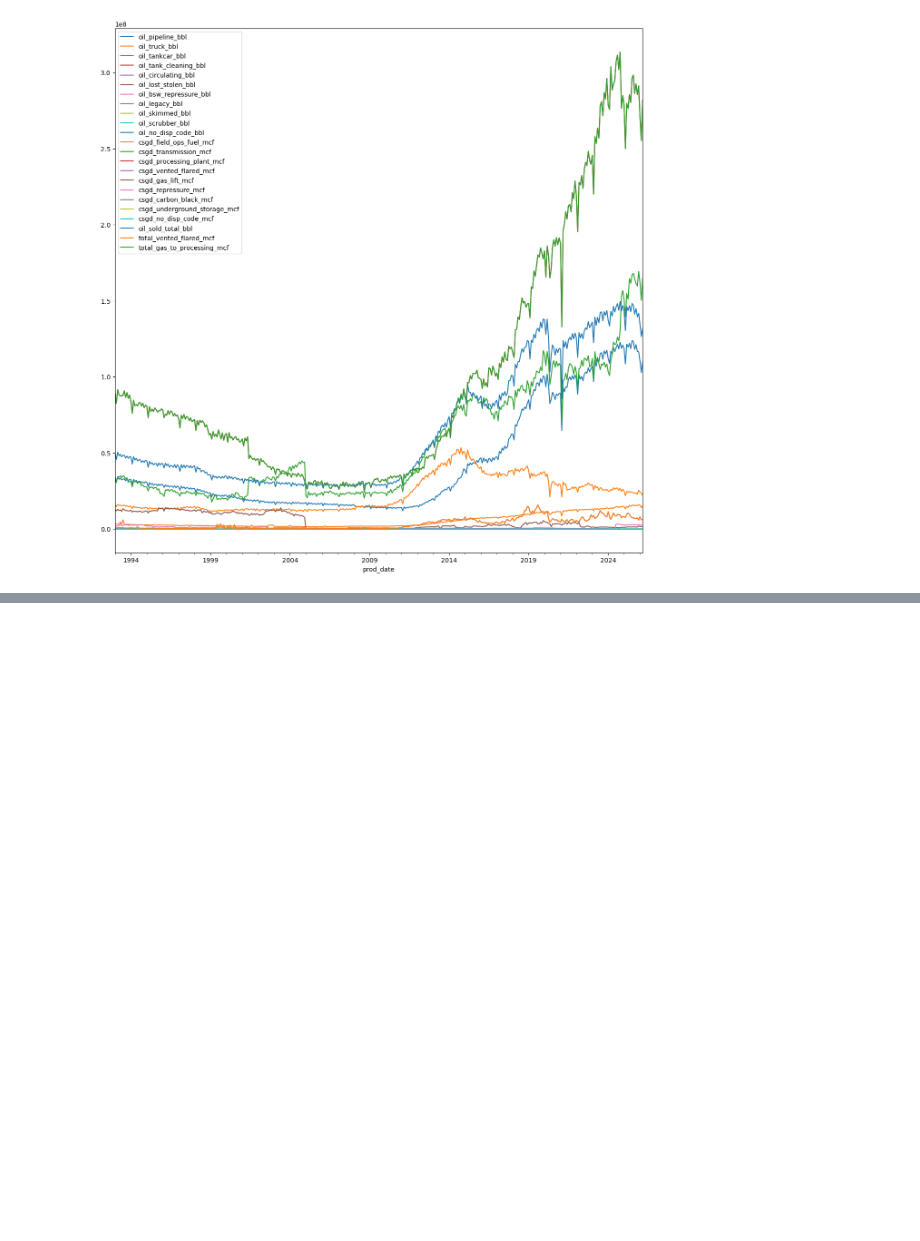
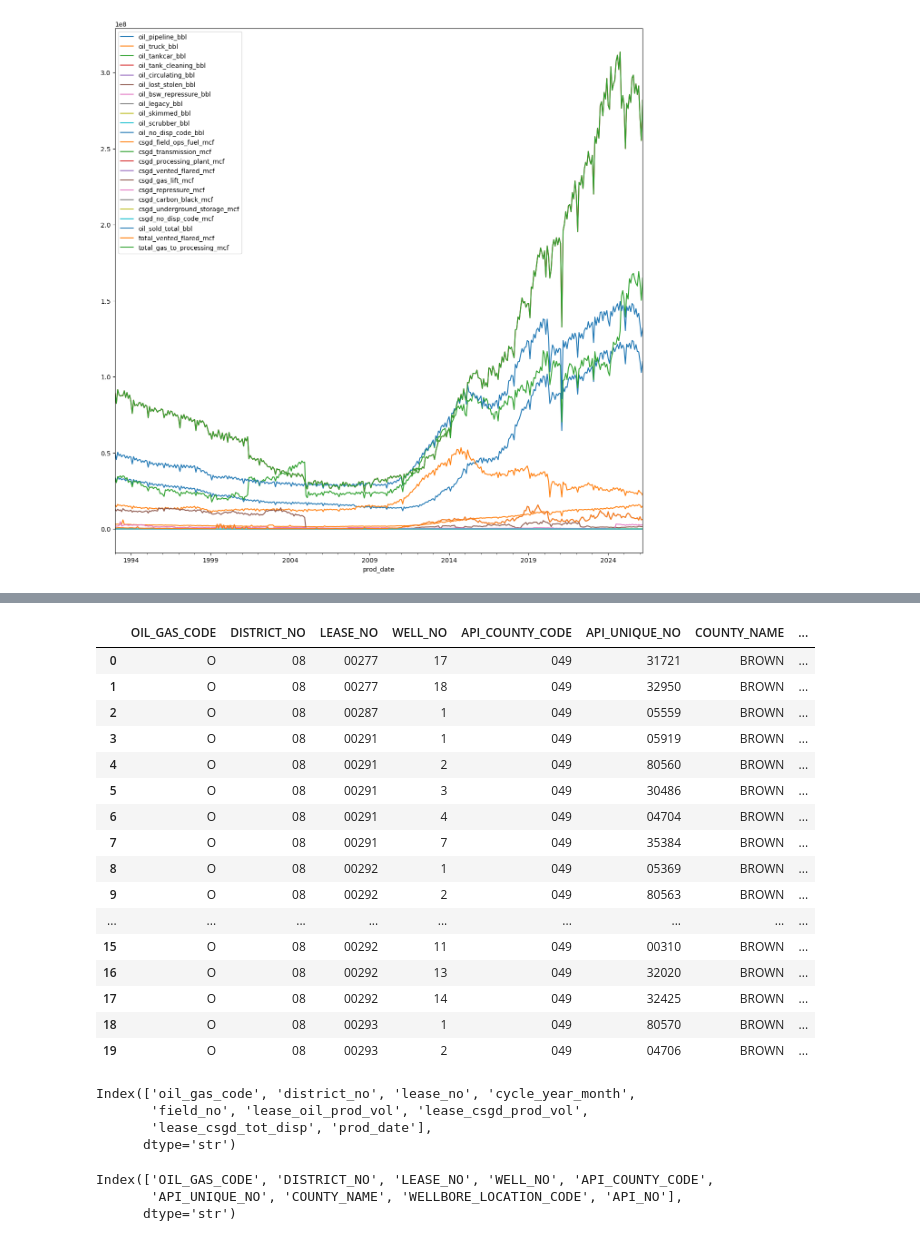
Before and after one commit to Erdos-Projects/summer26-permian-flaring, a Jupyter notebook: src/data/texas/texas_oil_test_1.ipynb, the cells around one changed output, grey strips where cells are left out. Drawn from its saved outputs; the diff is of its cells as text; code cells hidden in the pictures; blank space fills up the shorter version.

Commit message:
added texas coordinates

```diff
--- a/src/data/texas/texas_oil_test_1.ipynb
+++ b/src/data/texas/texas_oil_test_1.ipynb
@@ -244,0 +261,4 @@ plt.show()
+# %%
+# Peek at the first 5 lines to see the format
+df_well = pd.read_parquet("../../../data/raw/texas/pdq_lease_output/og_well_completion.parquet")
+df_well.info()
@@ -244,0 +282,33 @@ plt.show()
+# %%
+df_well.head(20)
+# %% [output]
+|  | OIL_GAS_CODE | DISTRICT_NO | LEASE_NO | WELL_NO | API_COUNTY_CODE | API_UNIQUE_NO | COUNTY_NAME | ... |
+| 0 | O | 08 | 00277 | 17 | 049 | 31721 | BROWN | ... |
+| 1 | O | 08 | 00277 | 18 | 049 | 32950 | BROWN | ... |
+| 2 | O | 08 | 00287 | 1 | 049 | 05559 | BROWN | ... |
+| 3 | O | 08 | 00291 | 1 | 049 | 05919 | BROWN | ... |
+| 4 | O | 08 | 00291 | 2 | 049 | 80560 | BROWN | ... |
+| 5 | O | 08 | 00291 | 3 | 049 | 30486 | BROWN | ... |
+| 6 | O | 08 | 00291 | 4 | 049 | 04704 | BROWN | ... |
+| 7 | O | 08 | 00291 | 7 | 049 | 35384 | BROWN | ... |
+| 8 | O | 08 | 00292 | 1 | 049 | 05369 | BROWN | ... |
+| 9 | O | 08 | 00292 | 2 | 049 | 80563 | BROWN | ... |
+| ... | ... | ... | ... | ... | ... | ... | ... | ... |
+| 15 | O | 08 | 00292 | 11 | 049 | 00310 | BROWN | ... |
+| 16 | O | 08 | 00292 | 13 | 049 | 32020 | BROWN | ... |
+| 17 | O | 08 | 00292 | 14 | 049 | 32425 | BROWN | ... |
+| 18 | O | 08 | 00293 | 1 | 049 | 80570 | BROWN | ... |
+| 19 | O | 08 | 00293 | 2 | 049 | 04706 | BROWN | ... |
+# %%
+df_cycle.columns
+# %% [output]
+Index(['oil_gas_code', 'district_no', 'lease_no', 'cycle_year_month',
+       'field_no', 'lease_oil_prod_vol', 'lease_csgd_prod_vol',
+       'lease_csgd_tot_disp', 'prod_date'],
+      dtype='str')
+# %%
+df_well.columns
+# %% [output]
+Index(['OIL_GAS_CODE', 'DISTRICT_NO', 'LEASE_NO', 'WELL_NO', 'API_COUNTY_CODE',
+       'API_UNIQUE_NO', 'COUNTY_NAME', 'WELLBORE_LOCATION_CODE', 'API_NO'],
+      dtype='str')
```
Also changed, not shown: parts of 2 cells of this notebook, 2 other files.
